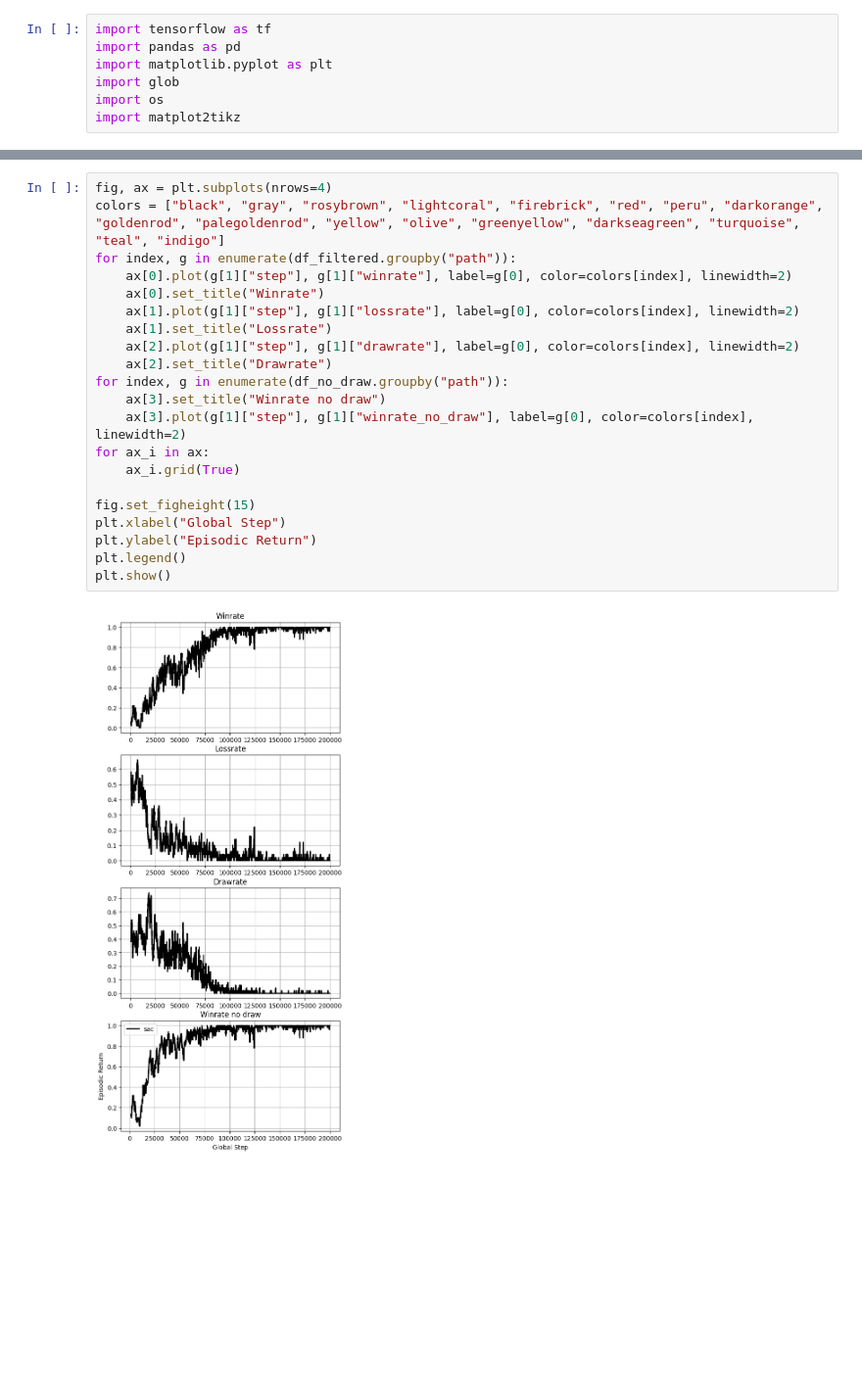
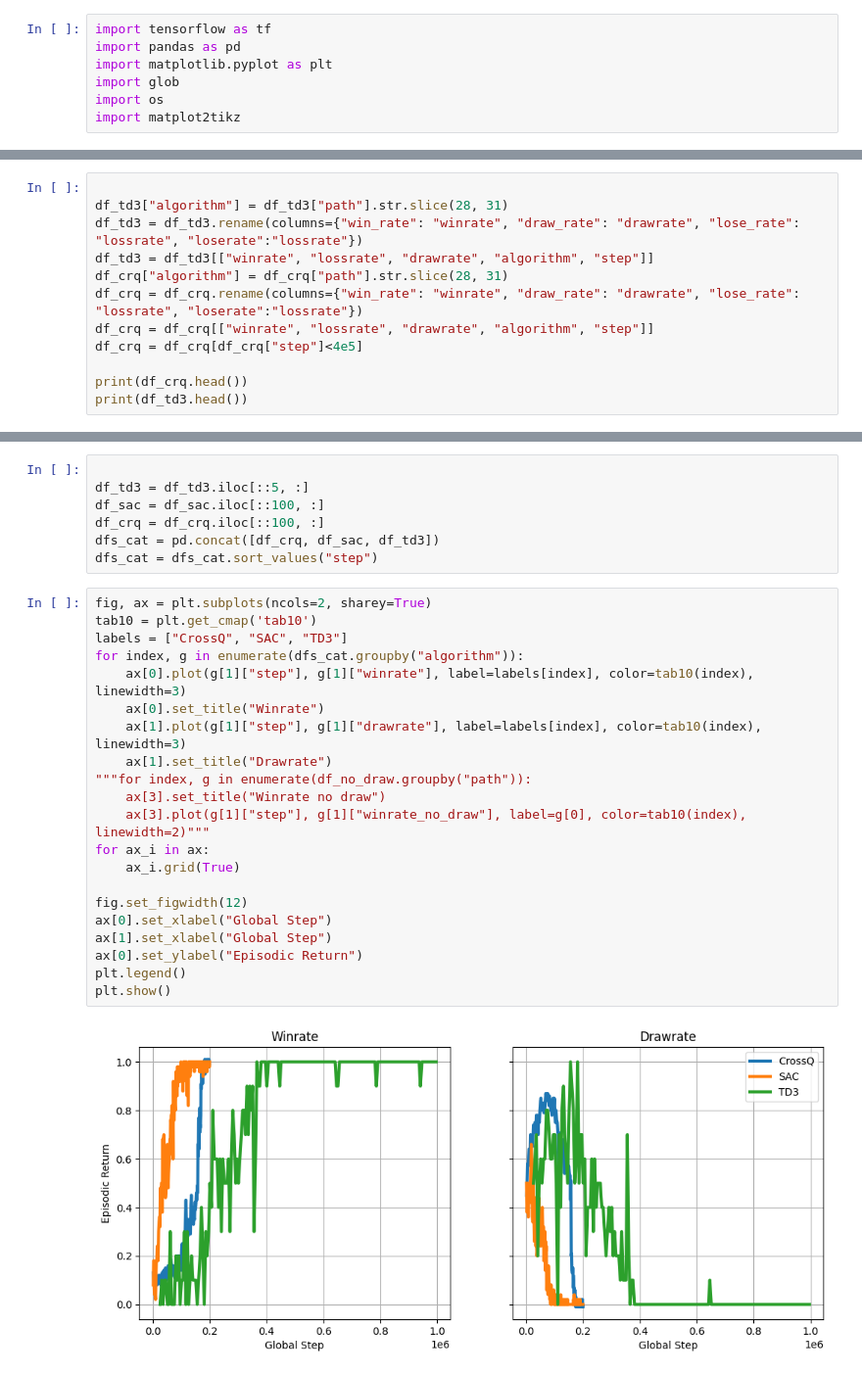
Before and after one commit to richard-be/RL-Hockey, a Jupyter notebook: src/sac/winrate_viz.ipynb, the cells around one changed output, grey strips where cells are left out. Shown at 98% size. Drawn from its saved outputs; the diff is of its cells as text; blank space fills up the shorter version.

```diff
--- a/src/sac/winrate_viz.ipynb
+++ b/src/sac/winrate_viz.ipynb
@@ -74,0 +67,12 @@ df_no_draw["winrate_no_draw"] = df_no_draw["win"].rolling(window=50).mean()
+# %%
+
+df_td3["algorithm"] = df_td3["path"].str.slice(28, 31)
+df_td3 = df_td3.rename(columns={"win_rate": "winrate", "draw_rate": "drawrate", "lose_rate": "lossrate", "loserate":"lossrate"})
+df_td3 = df_td3[["winrate", "lossrate", "drawrate", "algorithm", "step"]]
+df_crq["algorithm"] = df_crq["path"].str.slice(28, 31)
+df_crq = df_crq.rename(columns={"win_rate": "winrate", "draw_rate": "drawrate", "lose_rate": "lossrate", "loserate":"lossrate"})
+df_crq = df_crq[["winrate", "lossrate", "drawrate", "algorithm", "step"]]
+df_crq = df_crq[df_crq["step"]<4e5]
+
+print(df_crq.head())
+print(df_td3.head())
@@ -75,23 +92,30 @@ df_no_draw["winrate_no_draw"] = df_no_draw["win"].rolling(window=50).mean()
+# %%
+
+df_td3 = df_td3.iloc[::5, :]
+df_sac = df_sac.iloc[::100, :]
+df_crq = df_crq.iloc[::100, :]
+dfs_cat = pd.concat([df_crq, df_sac, df_td3])
+dfs_cat = dfs_cat.sort_values("step")
 # %%
-fig, ax = plt.subplots(nrows=4)
-colors = ["black", "gray", "rosybrown", "lightcoral", "firebrick", "red", "peru", "darkorange", "goldenrod", "palegoldenrod", "yellow", "olive", "greenyellow", "darkseagreen", "turquoise", "teal", "indigo"]
-for index, g in enumerate(df_filtered.groupby("path")):
-    ax[0].plot(g[1]["step"], g[1]["winrate"], label=g[0], color=colors[index], linewidth=2)
+fig, ax = plt.subplots(ncols=2, sharey=True)
+tab10 = plt.get_cmap('tab10')
+labels = ["CrossQ", "SAC", "TD3"]
+for index, g in enumerate(dfs_cat.groupby("algorithm")):
+    ax[0].plot(g[1]["step"], g[1]["winrate"], label=labels[index], color=tab10(index), linewidth=3)
     ax[0].set_title("Winrate")
-    ax[1].plot(g[1]["step"], g[1]["lossrate"], label=g[0], color=colors[index], linewidth=2)
-    ax[1].set_title("Lossrate")
-    ax[2].plot(g[1]["step"], g[1]["drawrate"], label=g[0], color=colors[index], linewidth=2)
-    ax[2].set_title("Drawrate")
-for index, g in enumerate(df_no_draw.groupby("path")):
+    ax[1].plot(g[1]["step"], g[1]["drawrate"], label=labels[index], color=tab10(index), linewidth=3)
+    ax[1].set_title("Drawrate")
+"""for index, g in enumerate(df_no_draw.groupby("path")):
     ax[3].set_title("Winrate no draw")
-    ax[3].plot(g[1]["step"], g[1]["winrate_no_draw"], label=g[0], color=colors[index], linewidth=2)
+    ax[3].plot(g[1]["step"], g[1]["winrate_no_draw"], label=g[0], color=tab10(index), linewidth=2)"""
 for ax_i in ax:
     ax_i.grid(True)
 
-fig.set_figheight(15)
-plt.xlabel("Global Step")
-plt.ylabel("Episodic Return")
+fig.set_figwidth(12)
+ax[0].set_xlabel("Global Step")
+ax[1].set_xlabel("Global Step")
+ax[0].set_ylabel("Episodic Return")
 plt.legend()
 plt.show()
 # %% [output]
-[figure, old version]
+[figure, new version]
```
Also changed, not shown: parts of 6 cells of this notebook, 43 other files.
